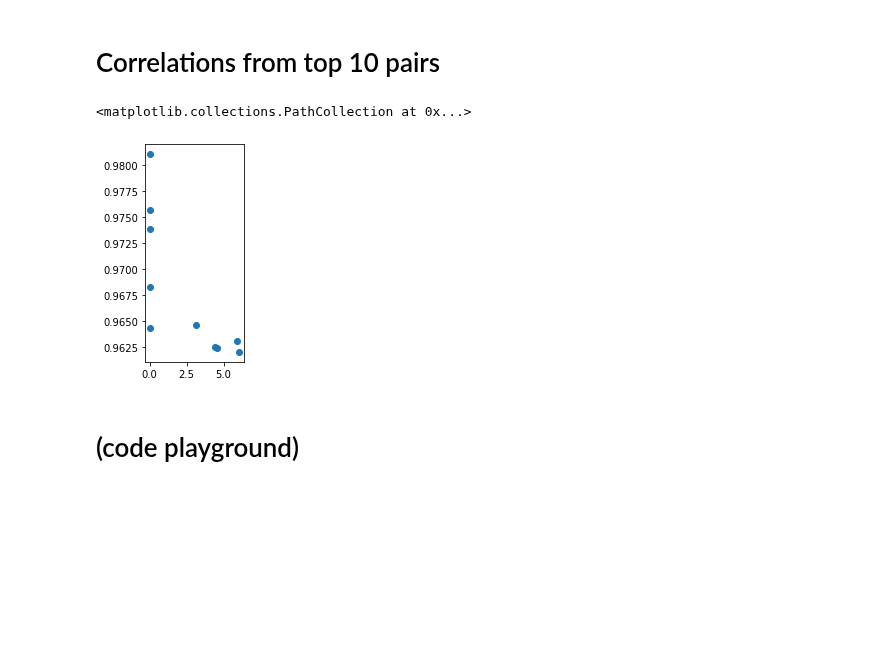
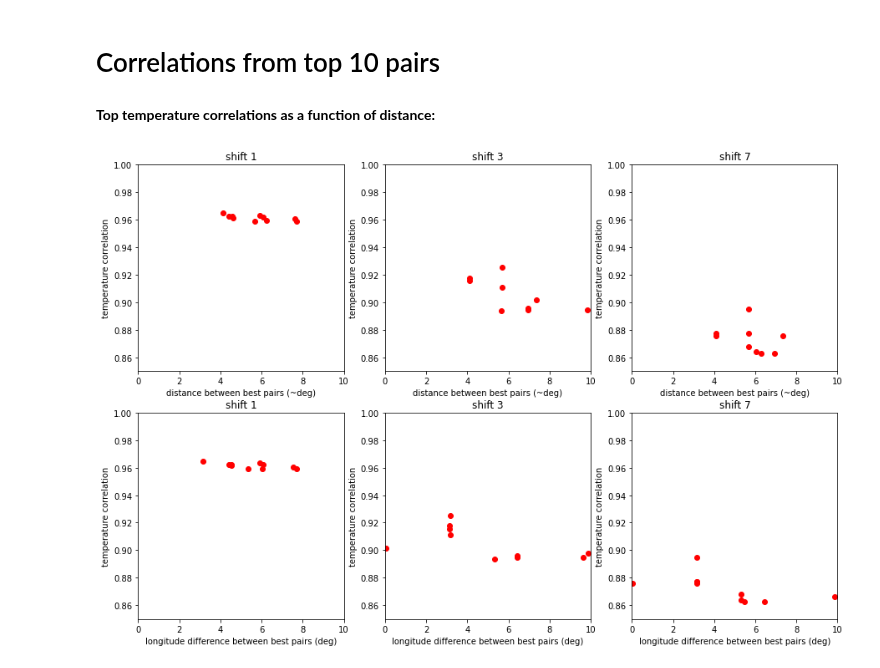
Before and after one commit to zbalewski/python-ay250-homework, a Jupyter notebook: hw_5/hw_5.ipynb, the cells around one changed output. Saved outputs shown, nothing was run; the diff lists cells and outputs as text; code cells hidden in the pictures; blank space fills up the shorter version.

```diff
--- a/hw_5/hw_5.ipynb
+++ b/hw_5/hw_5.ipynb
@@ -276,9 +249,0 @@ corr1_top10_longdist = [airport_long[corr1_top10_xy[0][i]][0] -
-# %%
-fig = plt.figure()
-ax = fig.add_subplot(1,3,1)
-ax.scatter(corr1_top10_longdist, corr1_top10_values)
-# %% [output]
-<matplotlib.collections.PathCollection at 0x...>
-[figure, removed]
-# %% [markdown]
-# (code playground)
@@ -303,6 +249,0 @@ one_point.plot()
-# %%
-longitude = max_temp_xr["air_temperature"]["lon"].values
-plt.hist(longitude-360)
-# %%
-latitude = max_temp_xr["air_temperature"]["lat"].values
-plt.hist(latitude)
@@ -311,4 +249,0 @@ plt.hist(long)
-# %%
-lat = engine.execute("SELECT latitude_deg FROM airports").fetchall()
-plt.hist(lat)
-1
@@ -330,3 +249,0 @@ max_temp_xr["air_temperature"]["lon"].values[1:3]
-# %%
-longitude = max_temp_xr["air_temperature"]["lon"].values[:3]
-latitude = max_temp_xr["air_temperature"]["lat"].values[:3]
@@ -332,0 +298,36 @@ latitude = max_temp_xr["air_temperature"]["lat"].values[:3]
+# %% [markdown]
+**Top temperature correlations as a function of distance:**
+# %%
+fig = plt.figure(figsize=(15, 10))
+
+for d in range(n_lags):
+
+    # get top 10 pairs
+    top_values, top_long, top_lat = pull_top_pairs(temp_corr_lag[d], 10, airport_long, airport_lat)
+
+    # cartesian distance
+    cart_dist = [((long[0] - long[1]) ** 2 + (lat[0] - lat[1]) ** 2) ** 0.5
+                 for long, lat in zip(top_long, top_lat)]
+
+    # longitude distance
+    long_dist = [np.abs(long[0] - long[1]) for long in top_long]
+
+    # plot value vs cart dist
+    ax = fig.add_subplot(2, n_lags, d+1)
+    ax.scatter(cart_dist, top_values, color='r')
+    ax.set(xlabel="distance between best pairs (~deg)",
+           ylabel="temperature correlation",
+           title=f"shift {daily_lag[d]}",
+           xlim=[0, 10],
+           ylim=[0.85, 1])
+
+    # plot value vs long dist
+    ax = fig.add_subplot(2, n_lags, d+1+n_lags)
+    ax.scatter(long_dist, top_values, color='r')
+    ax.set(xlabel="longitude difference between best pairs (deg)",
+           ylabel="temperature correlation",
+           title=f"shift {daily_lag[d]}",
+           xlim=[0, 10],
+           ylim=[0.85, 1])
+# %% [output]
+[figure, added]
```
Also changed, not shown: parts of 28 cells of this notebook.
